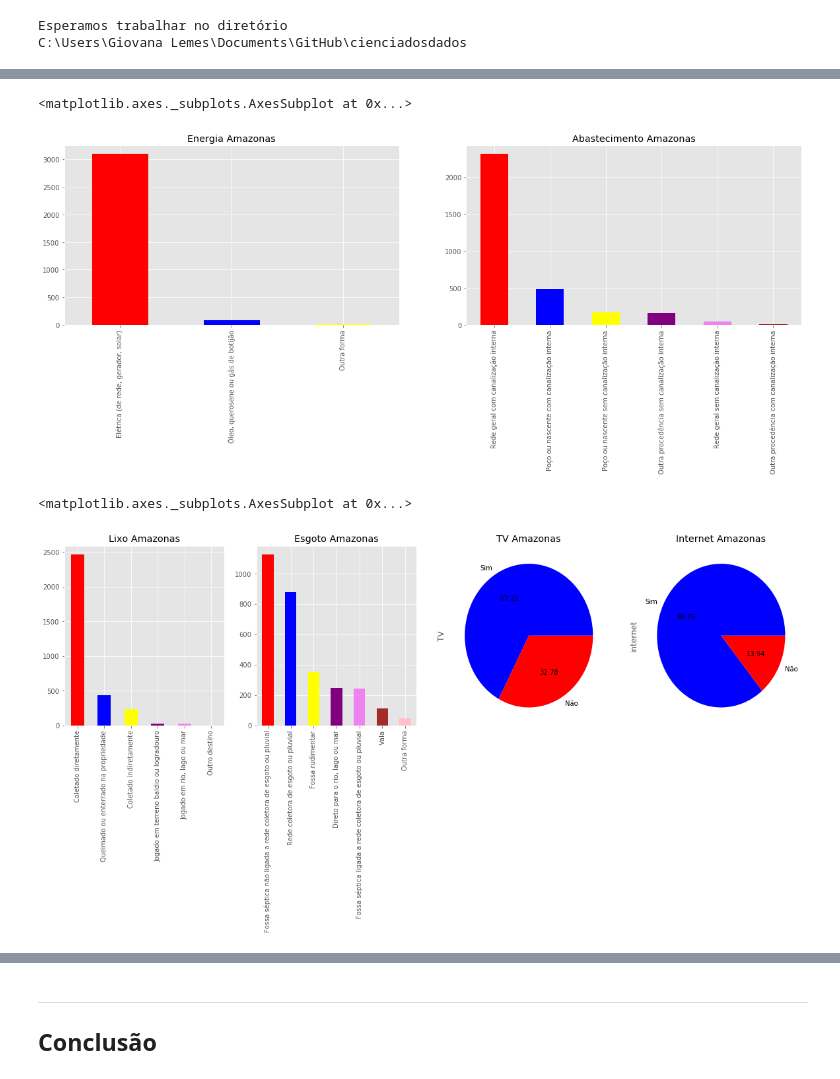
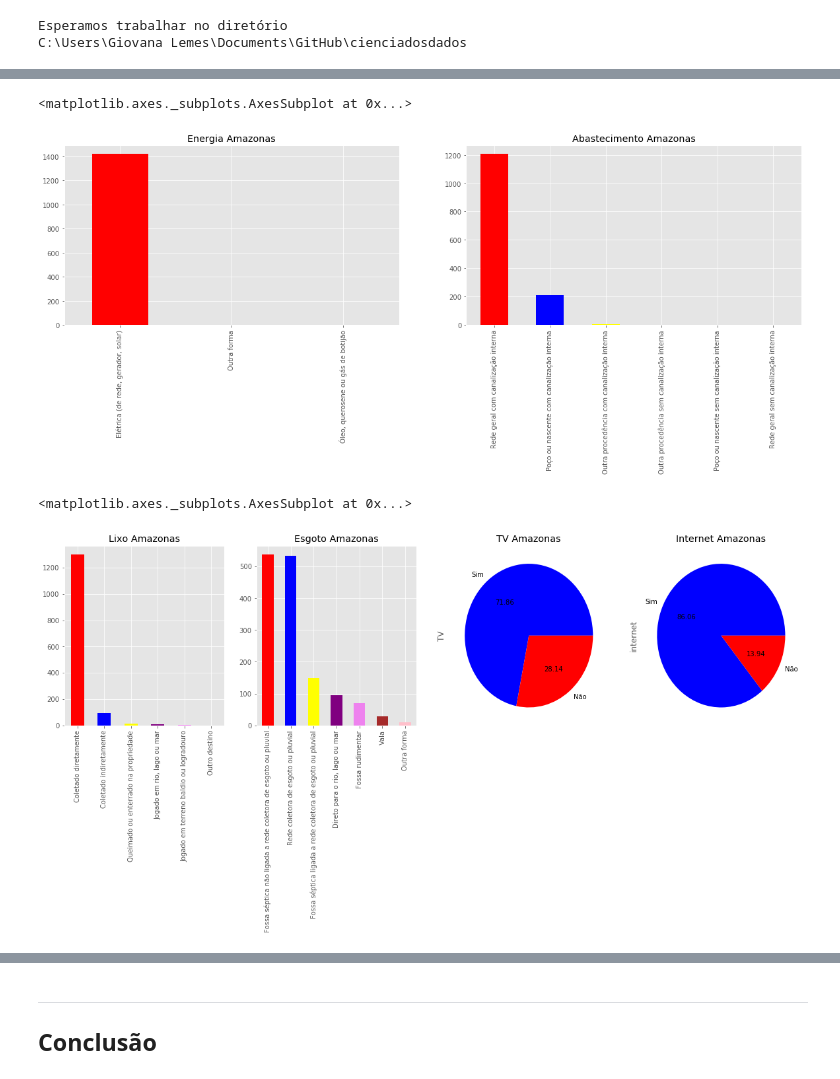
Before and after one commit to giovanacrl/cienciadosdados, a Jupyter notebook: Projeto1 Layout.ipynb, the cells around one changed output, grey strips where cells are left out. Drawn from its saved outputs; the diff is of its cells as text; code cells hidden in the pictures.

```diff
--- a/Projeto1 Layout.ipynb
+++ b/Projeto1 Layout.ipynb
@@ -43,7 +40,7 @@ Documento = pd.read_csv('DOM2015csv.zip', compression='zip', header=0, sep=',',
 tabela_resumida = Documento.loc[ : ,["UF","V02273","V02274","V02322","V02324","V02424","V02425","V4622","V4624","V02426","V0219", "V0218", "V0217", "V0212","V4621"]]
 tabela_resumida.to_csv("resumo.csv")
 # %%
-tabela_não_nula = tabela_resumida#[pd.notnull(Documento.UF)& pd.notnull(Documento.V02273)& pd.notnull(Documento.V02274) & pd.notnull(Documento.V02322)& pd.notnull(Documento.V02324)& pd.notnull(Documento.V02424)& pd.notnull(Documento.V02425)& pd.notnull(Documento.V4622)& pd.notnull(Documento.V4624)& pd.notnull(Documento.V02426)& pd.notnull(Documento.V0219)& pd.notnull(Documento.V0218)& pd.notnull(Documento.V0217)& pd.notnull(Documento.V0212)   ]
+tabela_não_nula = tabela_resumida[pd.notnull(Documento.UF)& pd.notnull(Documento.V02273)& pd.notnull(Documento.V02274) & pd.notnull(Documento.V02322)& pd.notnull(Documento.V02324)& pd.notnull(Documento.V02424)& pd.notnull(Documento.V02425)& pd.notnull(Documento.V4622)& pd.notnull(Documento.V4624)& pd.notnull(Documento.V02426)& pd.notnull(Documento.V0219)& pd.notnull(Documento.V0218)& pd.notnull(Documento.V0217)& pd.notnull(Documento.V0212)   ]
 #Código para renomear
 #tabela_não_nula = tabela_não_nula.rename(columns = {"V02273":"Tem televisão com recepçao de sinal digital de tv aberta",  "V02274":"Tem televisão com antena parabólica", "V02322":"Tem acesso à Internet no próprio domicilio", "V02324":"Para acessar à Internet utiliza-se telefone celular", "V02424":"O acesso à Internet é feito através de sinal de rede celular 3G ou 4G","V02425":"O acesso à Internet é feito através de conexão discada por linha telefônica"})
 tabela_não_nula.V02273 = Documento.V02273.astype('category')
@@ -510,32 +501,32 @@ plt.title("Abastecimento Amazonas")
 abastecimento_am.plot(kind='bar', color=('red', 'blue','yellow','purple','violet','Brown','Pink','Green'), legend=False)
 # %% [output]
 <matplotlib.axes._subplots.AxesSubplot at 0x...>
-[figure, old version]
+[figure, new version]
 # %%
 #GRÁFICOS AMAZONAS LIXO
 fig = plt.figure(figsize = (20,5))
 plt.subplot(141)
 lixo_am = am.V0218.value_counts()
 plt.title("Lixo Amazonas")
 lixo_am.plot(kind='bar', color=('red', 'blue','yellow','purple','violet','Brown','Pink','Green'), legend=False)
 
 #GRÁFICOS AMAZONAS ESGOTO
 plt.subplot(142)
 esgoto_am = am.V0217.value_counts()
 plt.title("Esgoto Amazonas")
 esgoto_am.plot(kind='bar', color=('red', 'blue','yellow','purple','violet','Brown','Pink','Green'), legend=False)
 
 #GRÁFICOS AMAZONAS TV
 plt.subplot(143)
-tv_am = am.TV.value_counts()
+tv_am = am.TV.value_counts(True)*100
 plt.title("TV Amazonas")
 tv_am.plot(kind='pie', colors=('blue', 'red'), autopct="%0.2f",legend=False)
 
 #GRÁFICOS AMAZONAS INTERNET
 plt.subplot(144)
-internet_am = am.internet.value_counts()
+internet_am = am.internet.value_counts(True)*100
 plt.title("Internet Amazonas")
 internet_am.plot(kind='pie', colors=('blue', 'red'), autopct="%0.2f",legend=False)
 # %% [output]
 <matplotlib.axes._subplots.AxesSubplot at 0x...>
-[figure, old version]
+[figure, new version]
```
Also changed, not shown: parts of 41 cells of this notebook.
